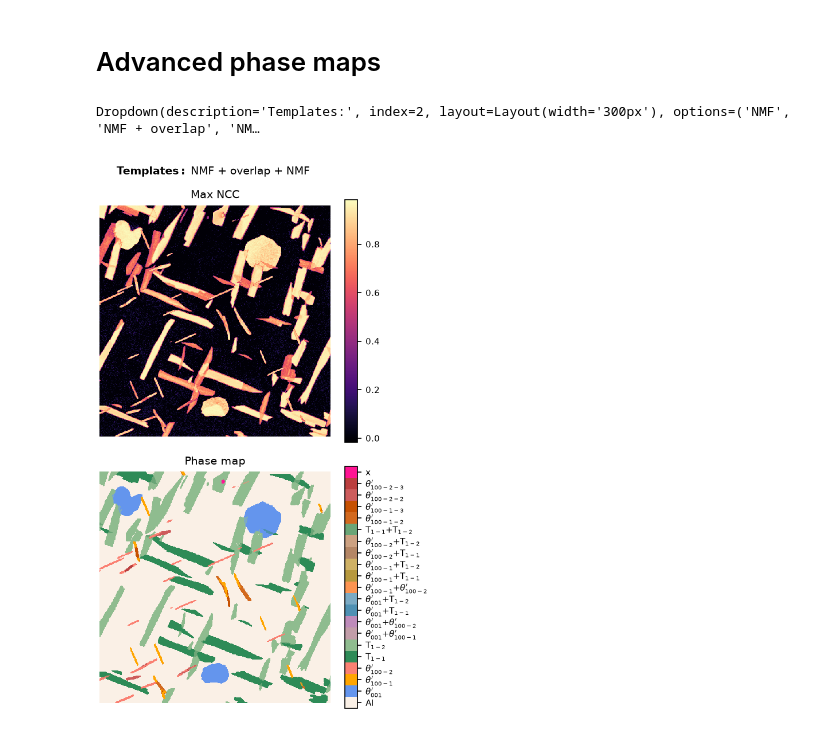
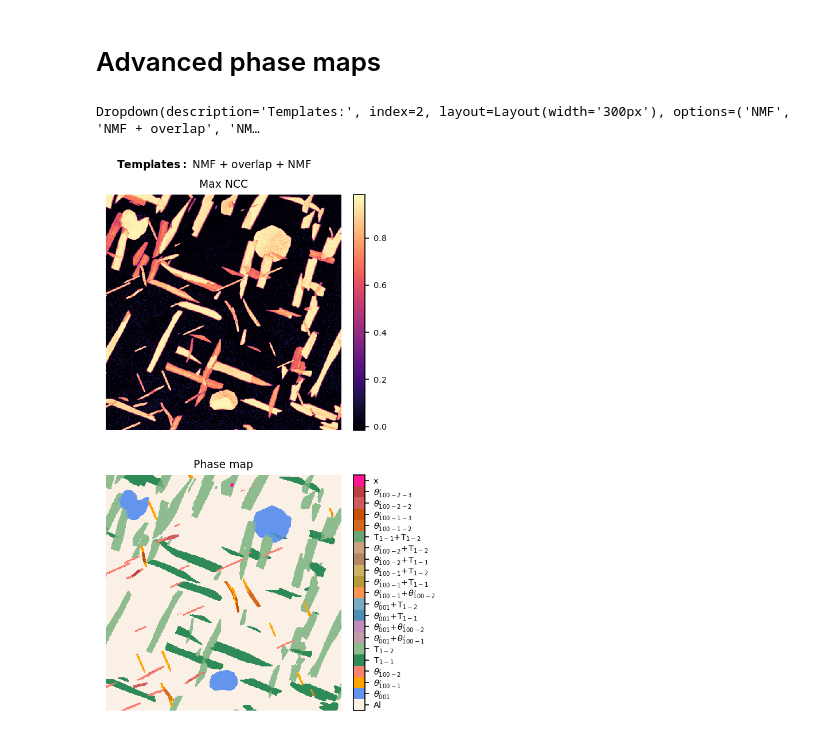
Before and after one commit to msa-em/pattern-matching-paper, a Jupyter notebook: notebooks/advanced_phase_map.ipynb, the cells around one changed output. Cells and saved outputs as stored; diff of their text form; code cells hidden in the pictures.

```diff
--- a/notebooks/advanced_phase_map.ipynb
+++ b/notebooks/advanced_phase_map.ipynb
@@ -63,7 +64,7 @@ namess = [names, names_overlap, names_all, names_all]
 cmaps = [cmap, cmap_overlap, cmap_all, cmap_all]
 # %%
 # | label: app:advanced_phase_map_widget
-fig = plt.figure(layout='tight', figsize=(4, 6.5))
+fig = plt.figure(layout='constrained', figsize=(4, 6.5))
 
 ax, ax1 = fig.subplots(2, 1, gridspec_kw={'hspace': 0.1, 'left': 0.01, 'right': 0.85, 'bottom': 0.01, 'top': 0.92})
 ax.axis('off')
@@ -93,31 +94,31 @@ fig.suptitle(r'$\bf{Templates:}$ ' + templates[i], fontsize=9, x=0.06, ha='left'
 
 def update_plot(change):
     if change['new'] == 'NMF':
         i = 0
     elif change['new'] == 'NMF + overlap':
         i = 1
     elif change['new'] == 'NMF + overlap + NMF':
         i = 2
     elif change['new'] == 'NMF + overlap + clustering':
         i = 3
     fig.suptitle(r'$\bf{Templates:}$ ' + templates[i], fontsize=9, x=0.06, ha='left')
     n_ax.set_data(max_nccs[i])
     n_ax.set_clim([np.min(max_nccs[i]), np.max(max_nccs[i])])
     n_cbar.update_normal(n_ax)
 
     p_ax.set_data(phase_maps[i])
     p_ax.set_cmap(cmaps[i])
     p_ax.set_clim([-1, np.max(phase_maps[i])])
     cbar.update_normal(p_ax)
     yticks = np.linspace(*cbar.ax.get_ylim(), cmaps[i].N+1)[:-1]
     yticks += (yticks[1] - yticks[0]) / 2
     cbar.set_ticks(yticks, labels=namess[i])
     fig.canvas.draw_idle()
     return None
 
 template_widget = Dropdown(options=templates, index=i, description='Templates:', layout=Layout(width='300px'), disabled=False)
 template_widget.observe(update_plot, names='value')
 display(template_widget)
 # %% [output]
 Dropdown(description='Templates:', index=2, layout=Layout(width='300px'), options=('NMF', 'NMF + overlap', 'NM…
-[figure, old version]
+[figure, new version]
```
Also changed, not shown: parts of 1 cell of this notebook, 15 other files.
